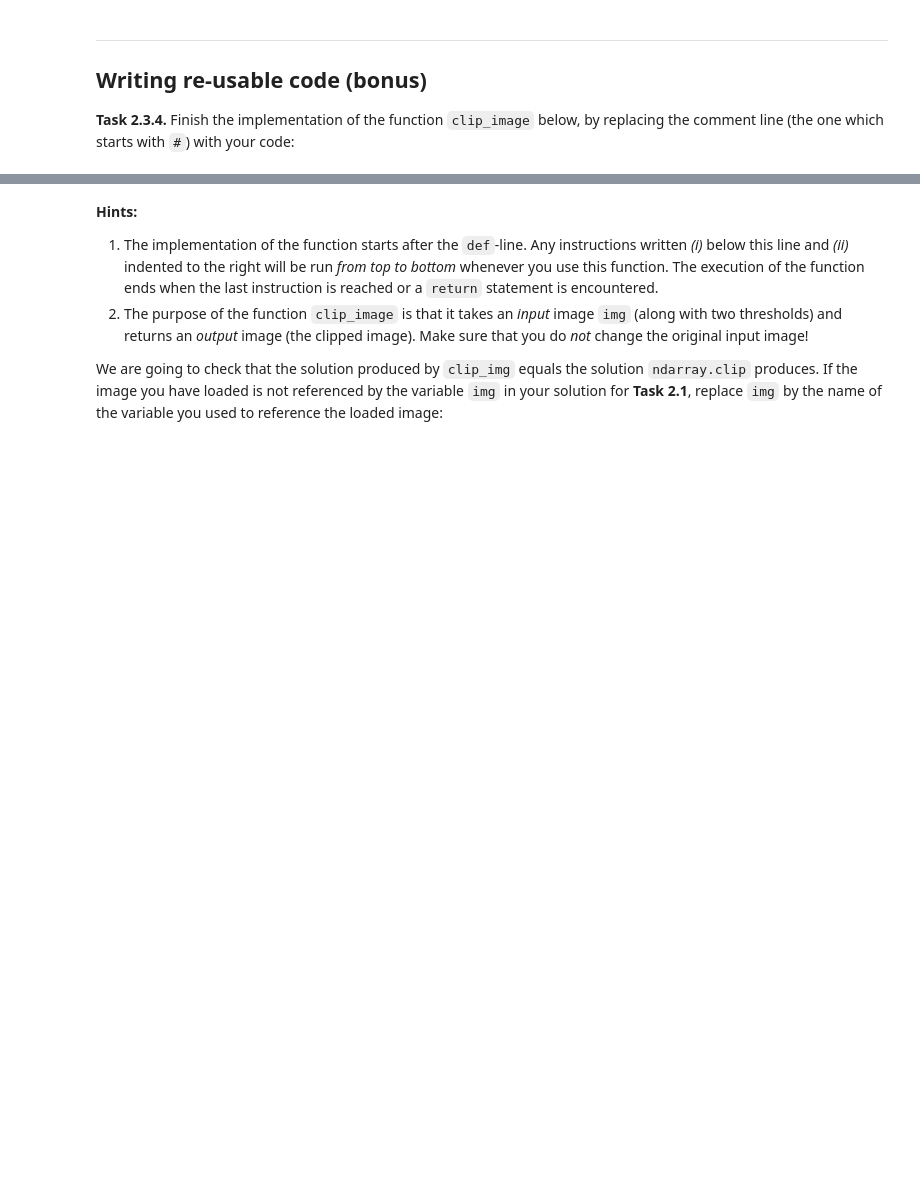
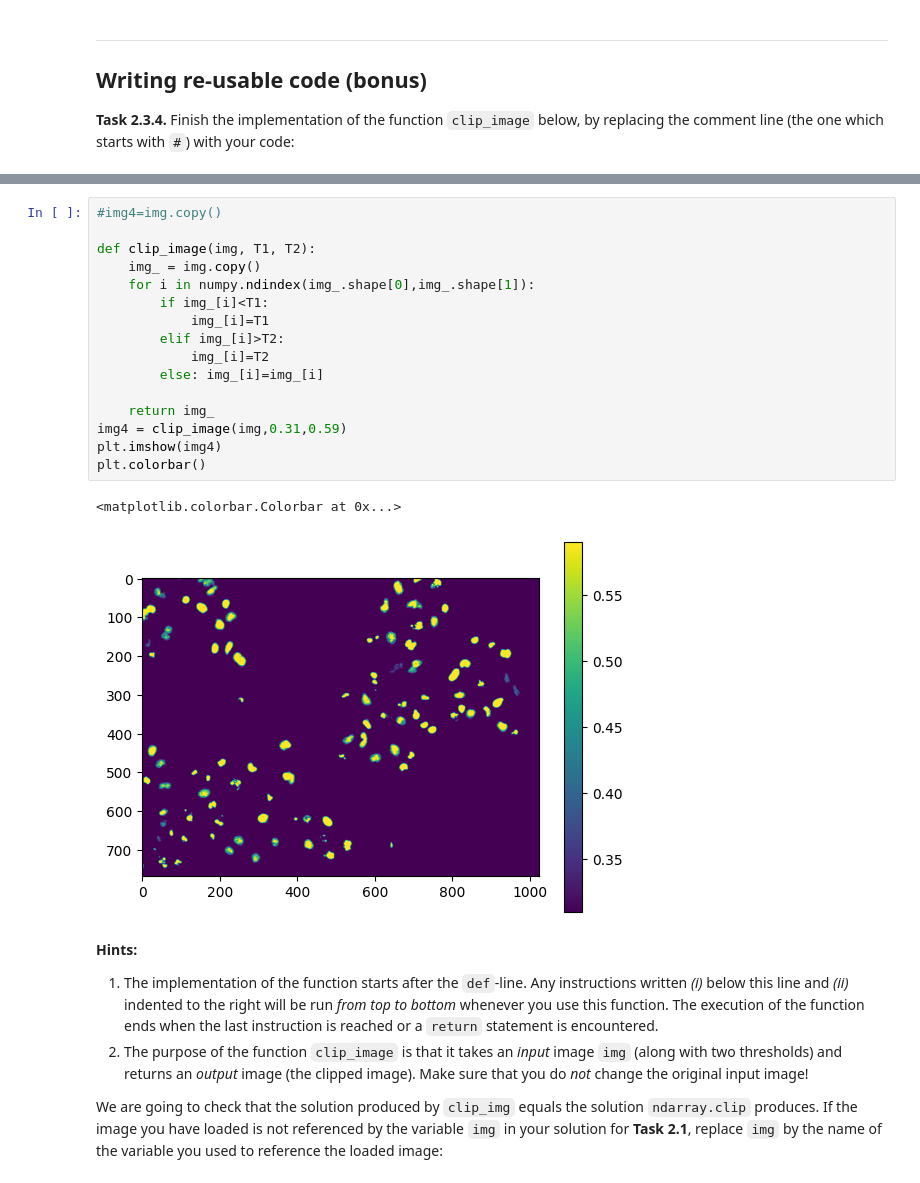
Before and after one commit to KatharinaGrasser1/mobi-fs3-python, a Jupyter notebook: task2.ipynb, the cells around one changed output, grey strips where cells are left out. Cells and saved outputs as stored; diff of their text form; blank space fills up the shorter version.

```diff
--- a/task2.ipynb
+++ b/task2.ipynb
@@ -76,3 +101,22 @@ def clip_image(img, T1, T2):
+# %%
+#img4=img.copy()
+
+def clip_image(img, T1, T2):
+    img_ = img.copy()
+    for i in numpy.ndindex(img_.shape[0],img_.shape[1]):
+        if img_[i]<T1:
+            img_[i]=T1
+        elif img_[i]>T2:
+            img_[i]=T2
+        else: img_[i]=img_[i]
+
+    return img_
+img4 = clip_image(img,0.31,0.59)
+plt.imshow(img4)
+plt.colorbar()
+# %% [output]
+<matplotlib.colorbar.Colorbar at 0x...>
+[figure, added]
 # %% [markdown]
 **Hints:**
 1. The implementation of the function starts after the `def`-line. Any instructions written *(i)* below this line and *(ii)* indented to the right will be run *from top to bottom* whenever you use this function. The execution of the function ends when the last instruction is reached or a `return` statement is encountered.
```
Also changed, not shown: parts of 6 cells of this notebook.
